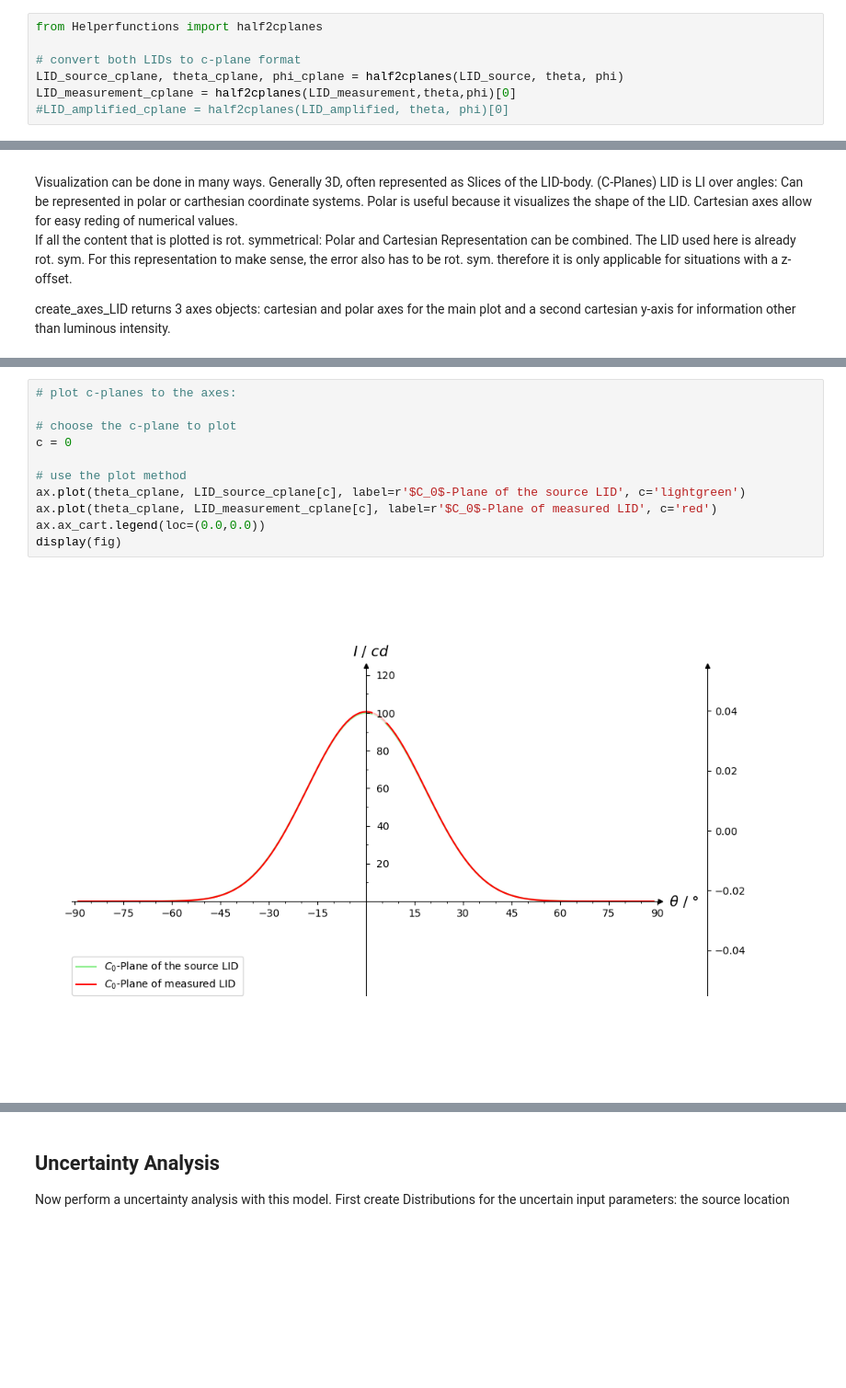
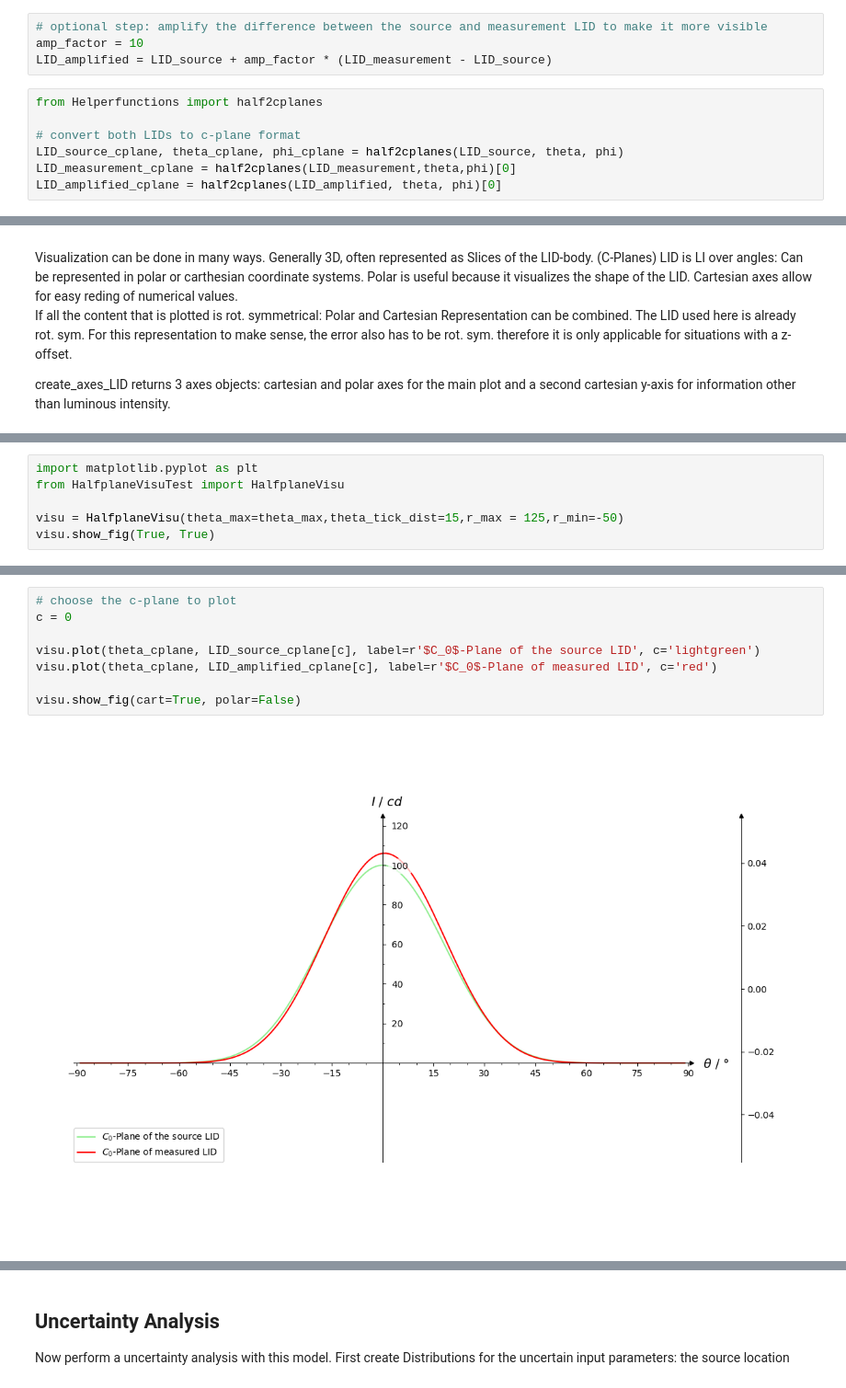
Before and after one commit to empir19nrm02/WP4, a Jupyter notebook: CoLPaper.ipynb, the cells around one changed output, grey strips where cells are left out. Shown at 92% size. Saved outputs shown, nothing was run; the diff lists cells and outputs as text; blank space fills up the shorter version.

```diff
--- a/CoLPaper.ipynb
+++ b/CoLPaper.ipynb
@@ -200,13 +200,17 @@ z_offset = 0.003
 LID_measurement = goniometer_model(x_offset, y_offset, z_offset, LID_source_function, theta, phi)[1]
 # %% [markdown]
 The way the arrays theta and phi are defined results in a representation of the LID in "half" C-Planes. For every angle $\phi$ there is a slice from  $\theta=0° .. 90°$. For Visualization purposes it is preferrable to have a complete C-Plane: For every angle $\phi$ the slice ranges from -90° .. 90°. The C-Planes are constructed by combining opposing half-Planes. For this to work the $\phi$ angles need to line up.
+# %%
+# optional step: amplify the difference between the source and measurement LID to make it more visible
+amp_factor = 10
+LID_amplified = LID_source + amp_factor * (LID_measurement - LID_source)
 # %%
 from Helperfunctions import half2cplanes
 
 # convert both LIDs to c-plane format
 LID_source_cplane, theta_cplane, phi_cplane = half2cplanes(LID_source, theta, phi)
 LID_measurement_cplane = half2cplanes(LID_measurement,theta,phi)[0]
-#LID_amplified_cplane = half2cplanes(LID_amplified, theta, phi)[0]
+LID_amplified_cplane = half2cplanes(LID_amplified, theta, phi)[0]
 # %% [markdown]
 ## Visualization
 
@@ -235,0 +222,6 @@ display(fig)
+# %%
+import matplotlib.pyplot as plt
+from HalfplaneVisuTest import HalfplaneVisu
+
+visu = HalfplaneVisu(theta_max=theta_max,theta_tick_dist=15,r_max = 125,r_min=-50)
+visu.show_fig(True, True)
@@ -236,14 +230,11 @@ display(fig)
 # %%
-# plot c-planes to the axes:
-
 # choose the c-plane to plot
 c = 0
 
-# use the plot method
-ax.plot(theta_cplane, LID_source_cplane[c], label=r'$C_0$-Plane of the source LID', c='lightgreen')
-ax.plot(theta_cplane, LID_measurement_cplane[c], label=r'$C_0$-Plane of measured LID', c='red')
-ax.ax_cart.legend(loc=(0.0,0.0))
-display(fig)
+visu.plot(theta_cplane, LID_source_cplane[c], label=r'$C_0$-Plane of the source LID', c='lightgreen')
+visu.plot(theta_cplane, LID_amplified_cplane[c], label=r'$C_0$-Plane of measured LID', c='red')
+
+visu.show_fig(cart=True, polar=False)
 # %% [output]
-[figure, old version]
+[figure, new version]
 # %% [markdown]
```
Also changed, not shown: parts of 23 cells of this notebook, 1 other file.
